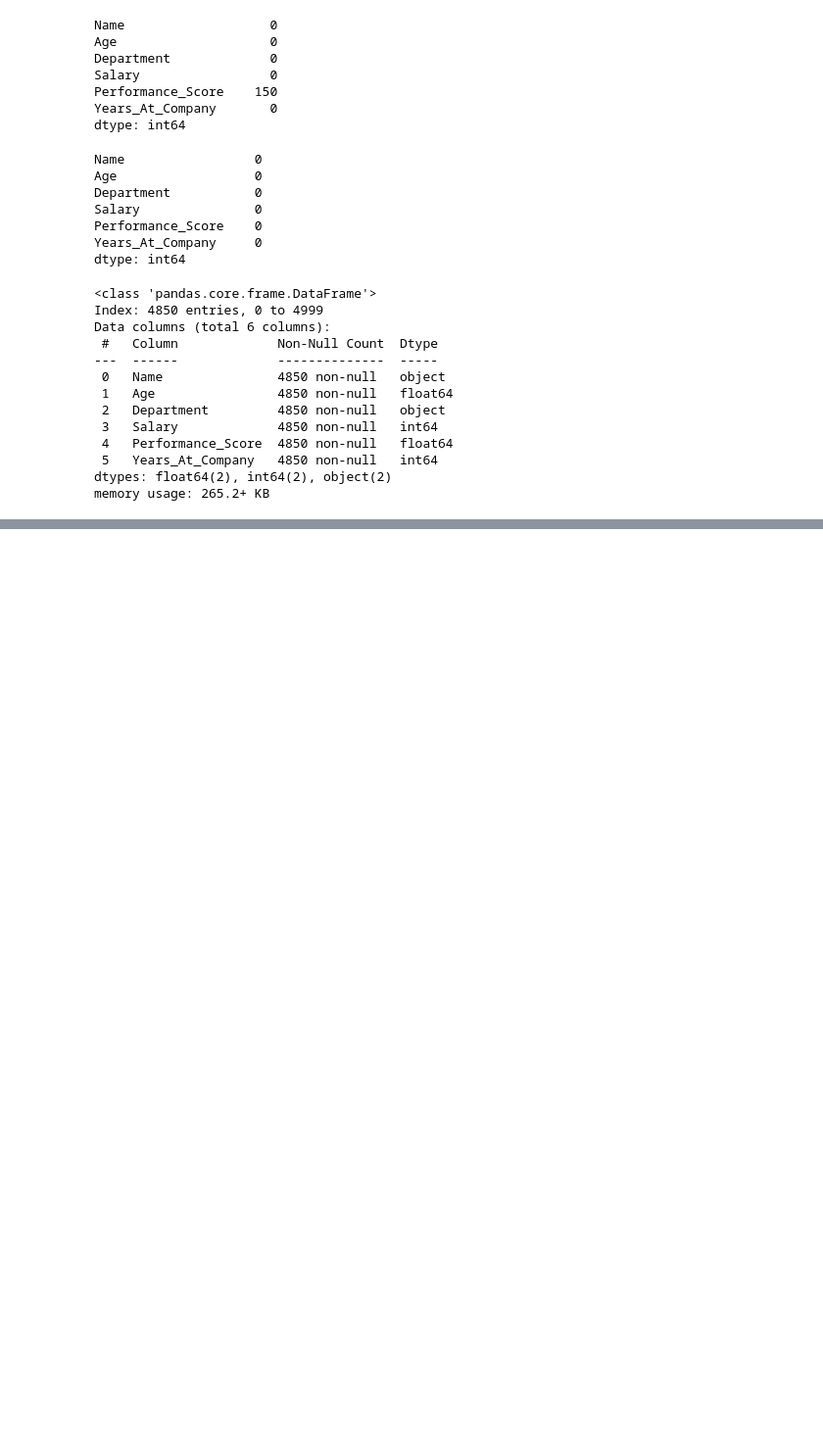
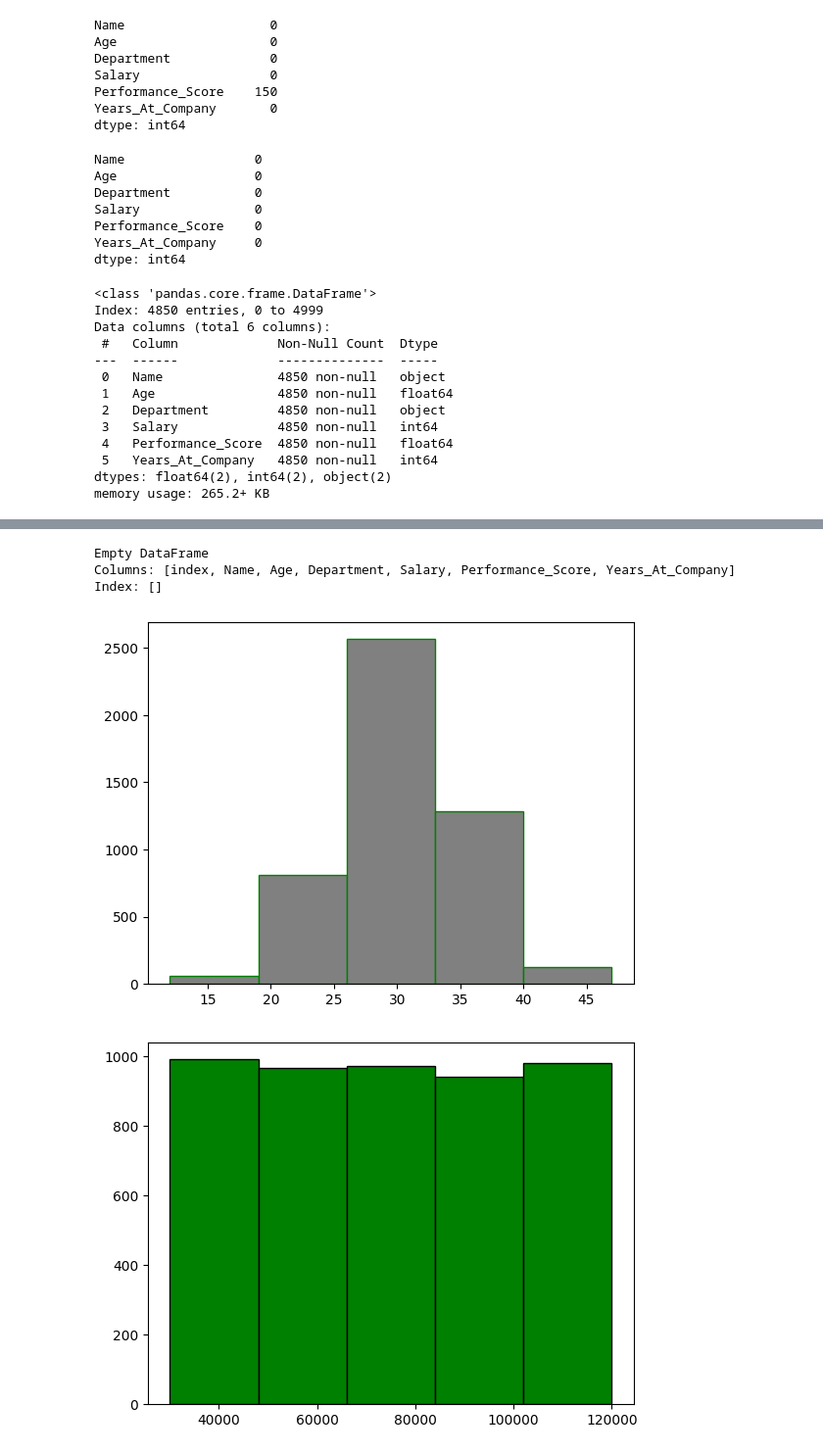
Before and after one commit to sarashyam/learn_DataScience_ChatGPT, a Jupyter notebook: Perplexity_1/data_cleaning_3_1.ipynb, the cells around one changed output, grey strips where cells are left out. Shown: that part at 98% size. Cells and saved outputs as stored; diff of their text form; code cells hidden in the pictures; blank space fills up the shorter version.

```diff
--- a/Perplexity_1/data_cleaning_3_1.ipynb
+++ b/Perplexity_1/data_cleaning_3_1.ipynb
@@ -82,3 +84,6 @@ Data columns (total 6 columns):
  5   Years_At_Company   4850 non-null   int64
 dtypes: float64(2), int64(2), object(2)
 memory usage: 265.2+ KB
+# %%
+# Reset index
+df.reset_index(inplace=True)
@@ -84,0 +134,19 @@ memory usage: 265.2+ KB
+# %%
+print(df.loc[df["Years_At_Company"]>40])
+# %% [output]
+Empty DataFrame
+Columns: [index, Name, Age, Department, Salary, Performance_Score, Years_At_Company]
+Index: []
+# %%
+import matplotlib.pyplot as plt
+plt.hist(df["Age"],bins=5,color="grey",edgecolor="green")
+plt.show()
+
+plt.hist(df["Salary"],bins=5,color="green",edgecolor="black")
+plt.show()
+
+plt.hist(df["Performance_Score"],bins=5,color="black",edgecolor="red")
+plt.show()
+# %% [output]
+[figure, added]
+[figure, added]
```
Also changed, not shown: parts of 15 cells of this notebook, 1 other file.
